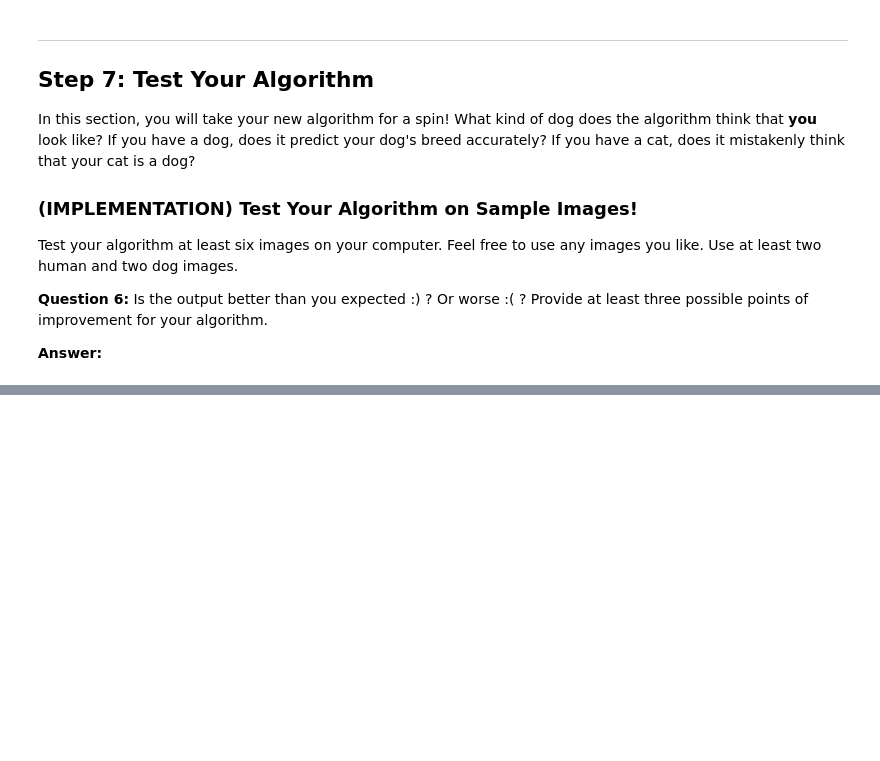
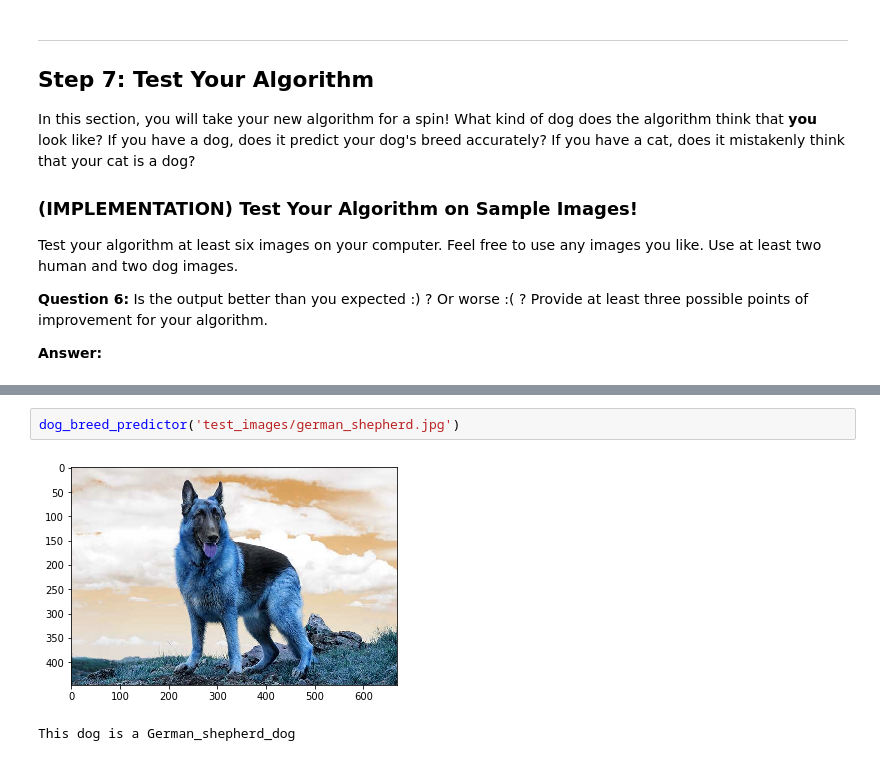
Before and after one commit to AnnoyinSamurai/dog-project, a Jupyter notebook: dog_app.ipynb, the cells around one changed output, grey strips where cells are left out. Saved outputs shown, nothing was run; the diff lists cells and outputs as text; blank space fills up the shorter version.

```diff
--- a/dog_app.ipynb
+++ b/dog_app.ipynb
@@ -755,0 +766,5 @@ __Answer:__
+# %%
+dog_breed_predictor('test_images/german_shepherd.jpg')
+# %% [output]
+[figure, added]
+This dog is a German_shepherd_dog
```
Also changed, not shown: parts of 18 cells of this notebook, 3 other files.
